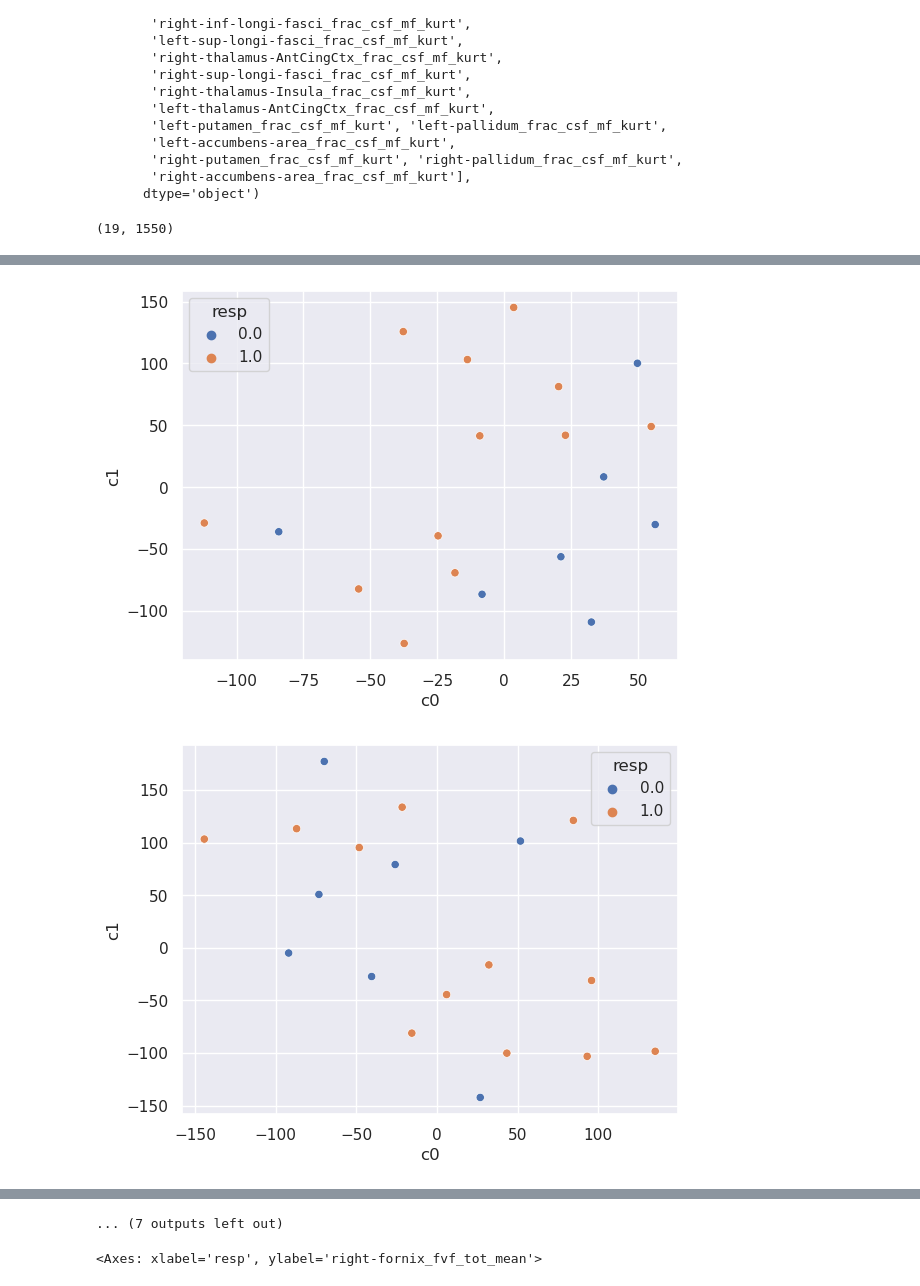
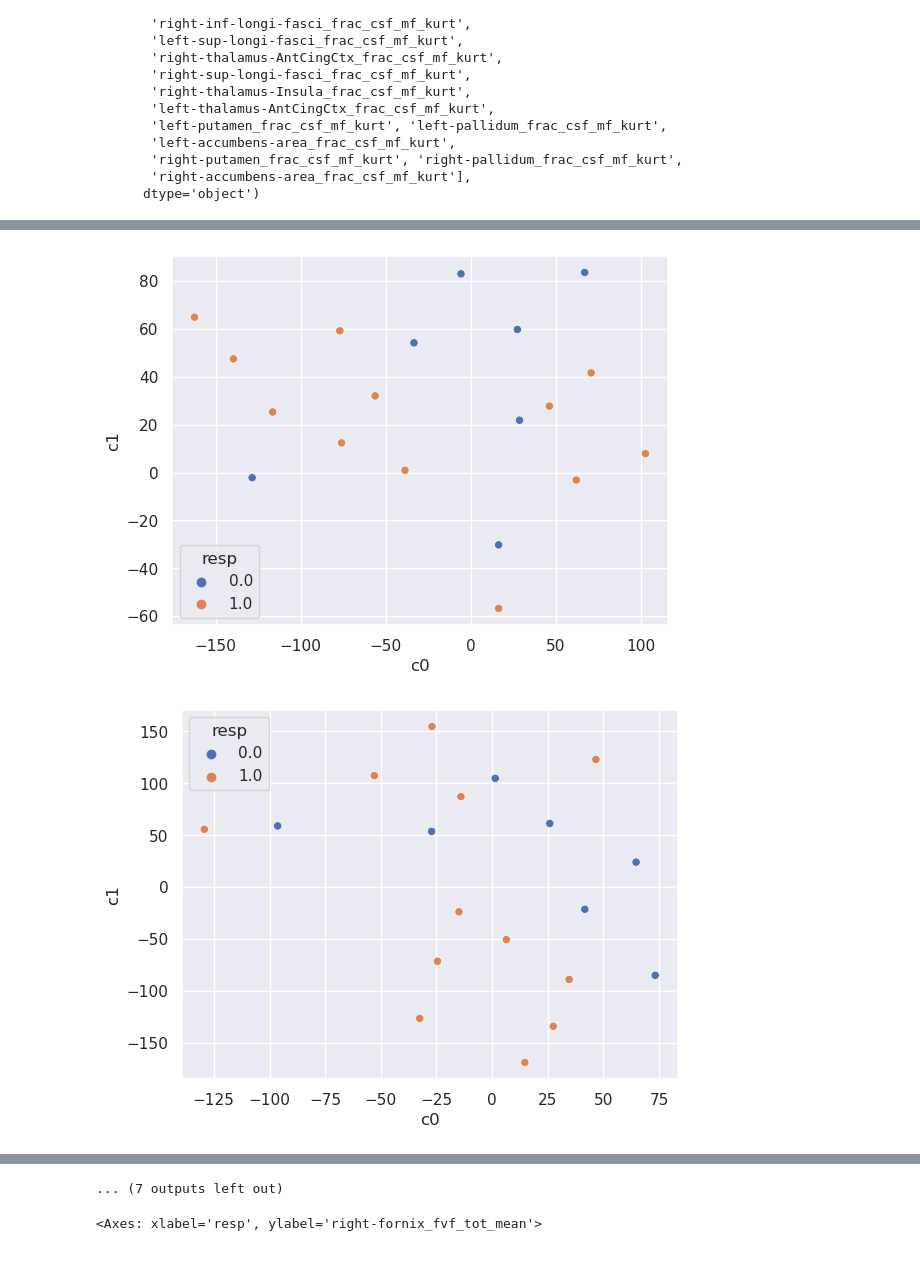
Before and after one commit to PiLAB-Medical-Imaging/TFE23-740_Epilepsy, a Jupyter notebook: src/analysis.ipynb, the cells around one changed output, grey strips where cells are left out. Cells and saved outputs as stored; diff of their text form; code cells hidden in the pictures.

```diff
--- a/src/analysis.ipynb
+++ b/src/analysis.ipynb
@@ -195,11 +174,6 @@ Index(['right-hippocampus_AD_skew', 'right-hippocampus_AD_kurt',
        'right-putamen_frac_csf_mf_kurt', 'right-pallidum_frac_csf_mf_kurt',
        'right-accumbens-area_frac_csf_mf_kurt'],
       dtype='object')
-# %%
-df.drop(df.filter(regex=r'kurt').columns, axis=1, inplace=True)
-df.shape
-# %% [output]
-(19, 1550)
 # %%
 from sklearn.manifold import TSNE
 from sklearn.decomposition import PCA
@@ -222,7 +196,7 @@ for perplexity in range(2, 20):
 
     tSNE = TSNE(
         n_components=2,
-        perplexity=2, # to change
+        perplexity=perplexity, # to change
         learning_rate="auto", # epslon
         n_iter=5000, # per essere sicuro delle convergenza
         n_iter_without_progress=3000, # per stopparlo prima
@@ -245,2 +219,2 @@ for perplexity in range(2, 20):
-[figure, old version]
+[figure, new version]
-[figure, old version]
+[figure, new version]
```
Also changed, not shown: parts of 2 cells of this notebook, 5 other files.
